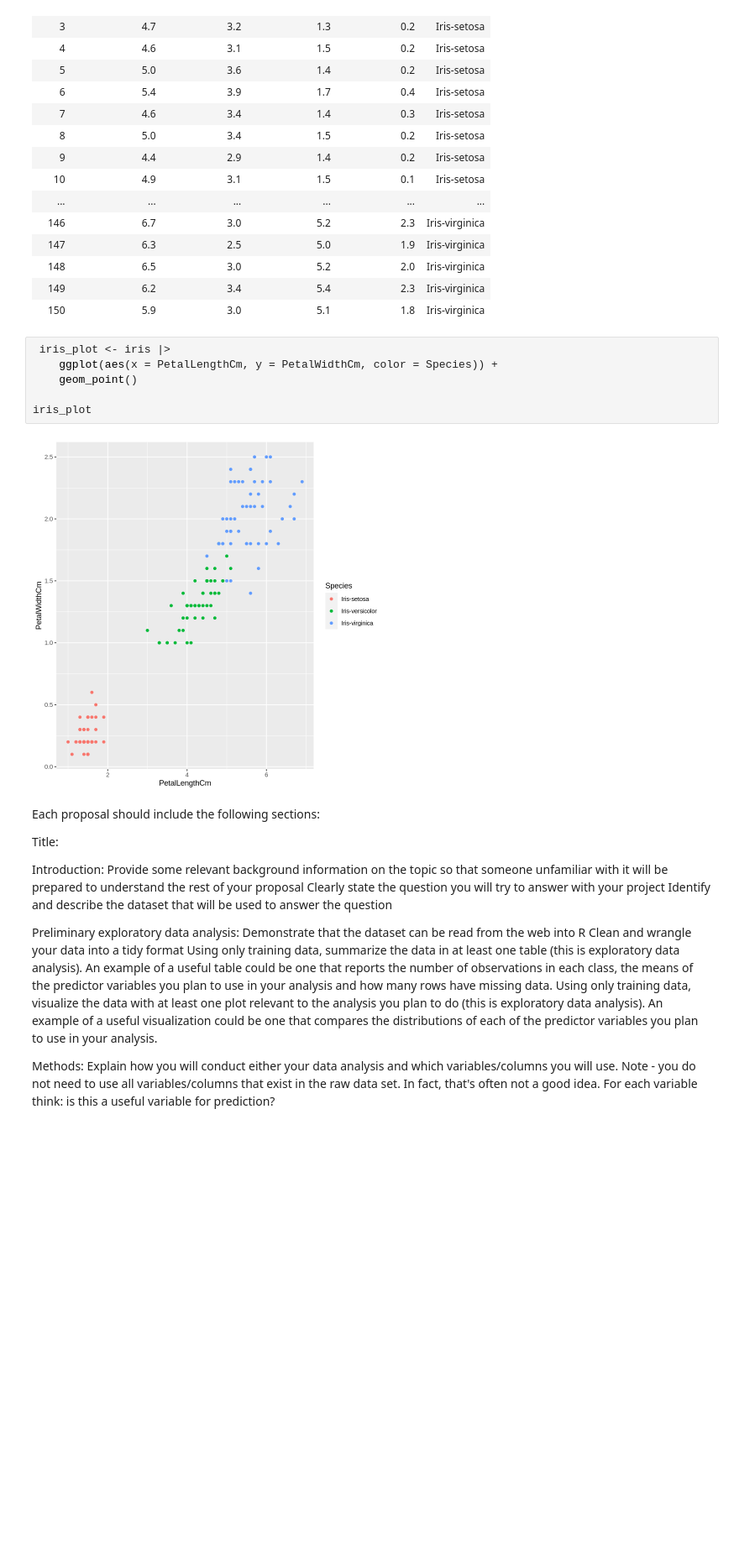
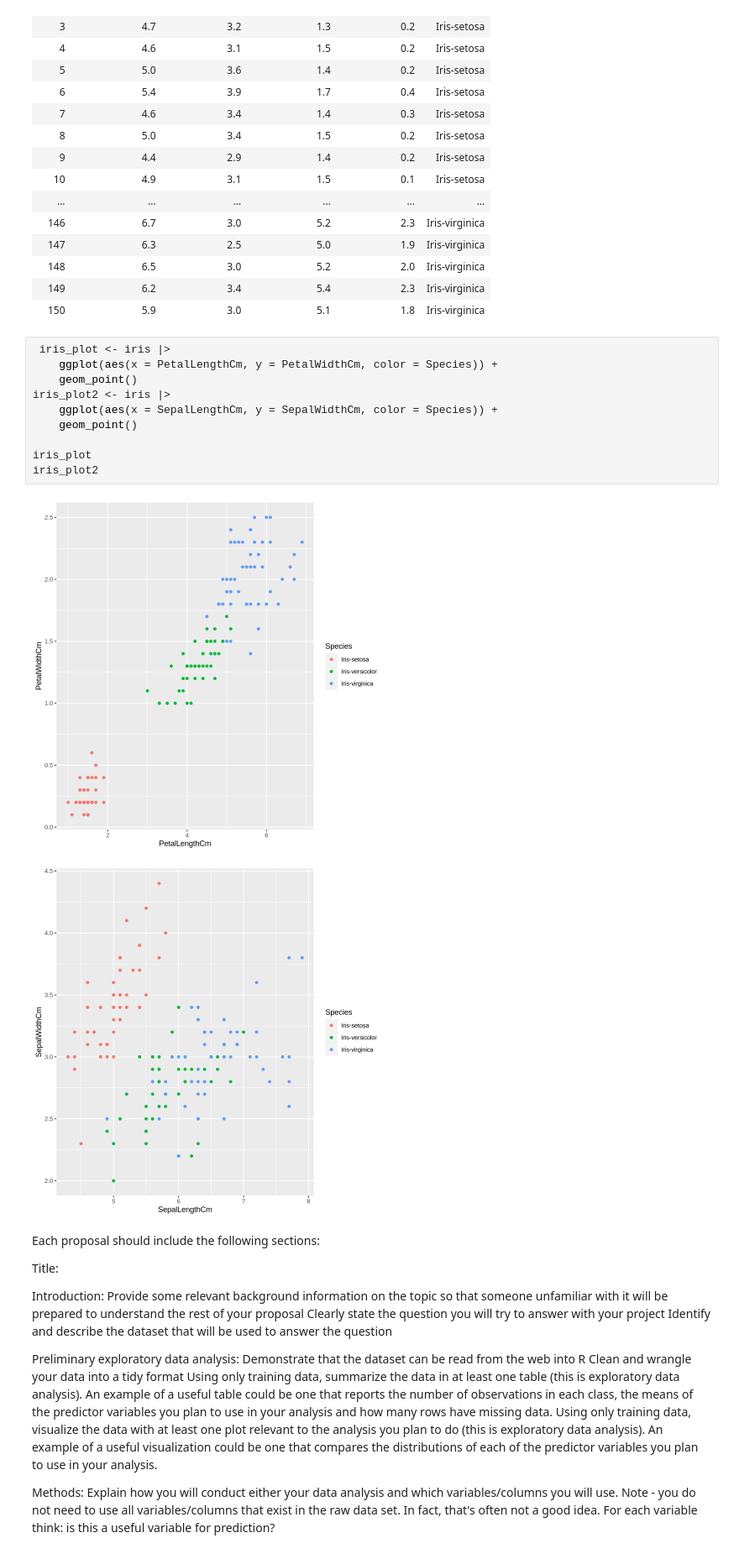
Before and after one commit to lucaschan117/dsci-100-002-group36, a Jupyter notebook: Iris_Project.ipynb, the cells around one changed output. Shown: that part at 84% size. Drawn from its saved outputs; the diff is of its cells as text; blank space fills up the shorter version.

Commit message:
deleted untitled, added second graph actually this time

```diff
--- a/Iris_Project.ipynb
+++ b/Iris_Project.ipynb
@@ -54,11 +54,16 @@ A tibble: 150 × 6
 # %%
  iris_plot <- iris |>
     ggplot(aes(x = PetalLengthCm, y = PetalWidthCm, color = Species)) +
     geom_point()
+iris_plot2 <- iris |>
+    ggplot(aes(x = SepalLengthCm, y = SepalWidthCm, color = Species)) +
+    geom_point()
 
 iris_plot
+iris_plot2
 # %% [output]
 [figure]
+[figure, added]
 # %% [markdown]
 Each proposal should include the following sections:
 
```
Also changed, not shown: parts of 1 cell of this notebook, 1 other file.
